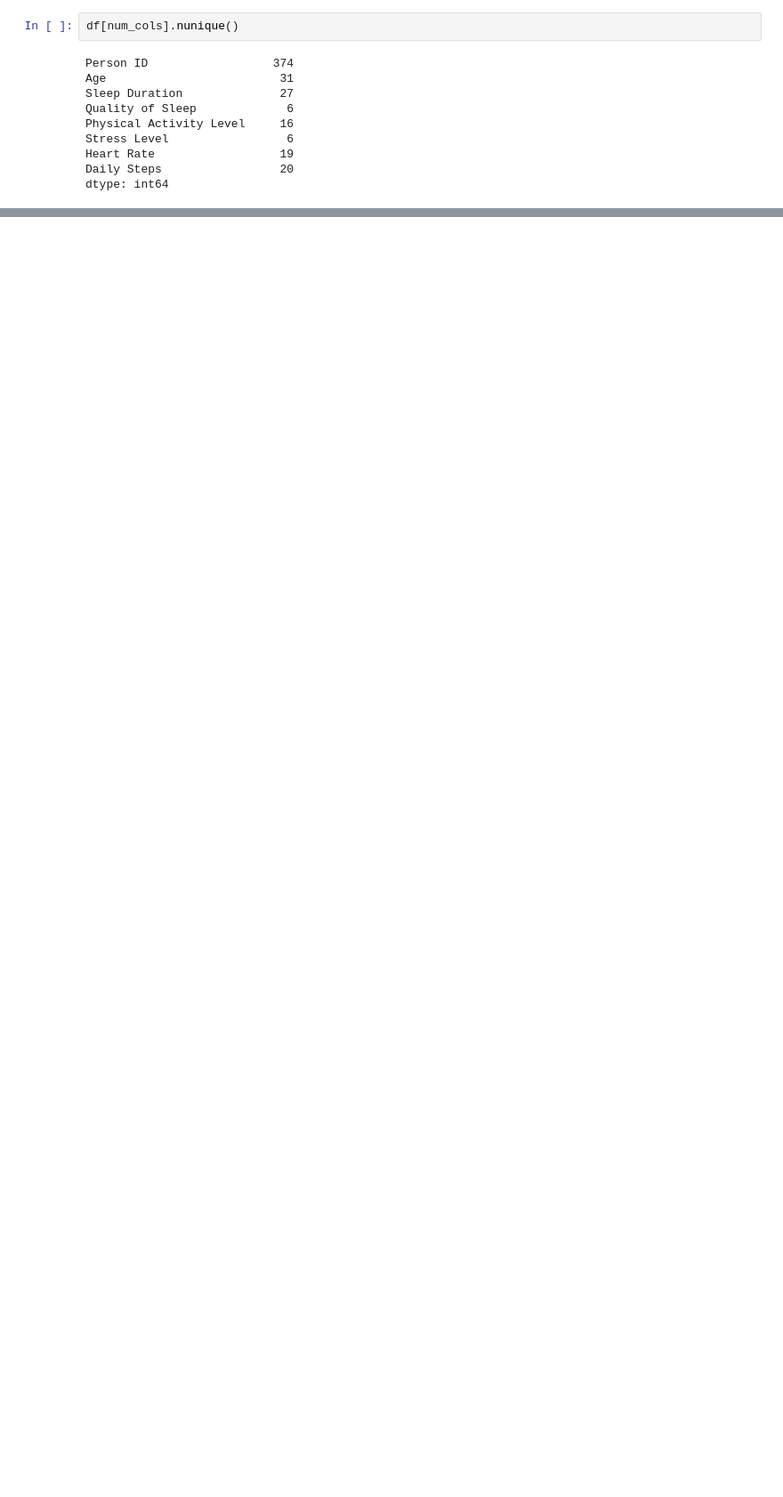
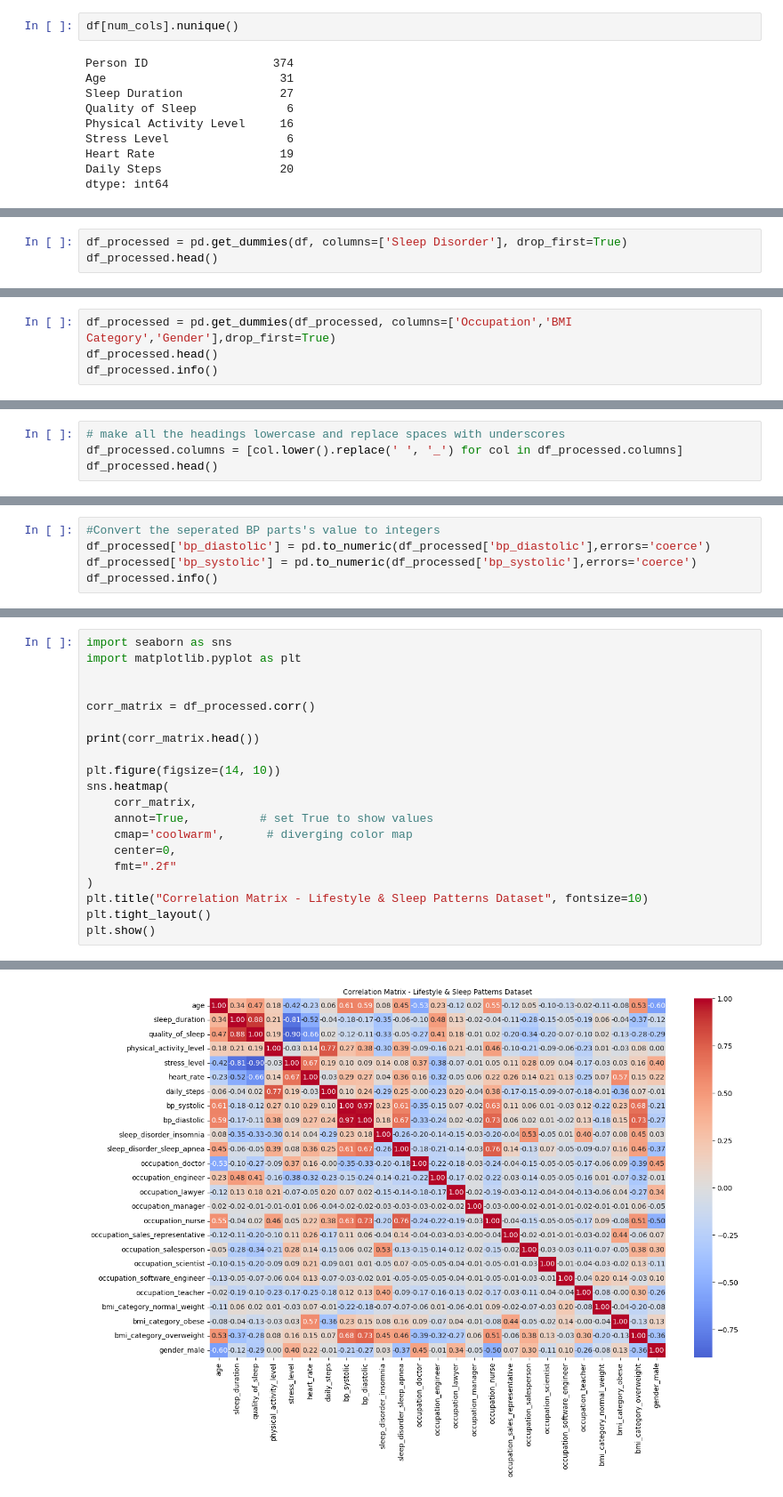
Before and after one commit to kavinduperera-source/UoM-T1-AI-stuff, a Jupyter notebook: Session 2/sleep_health.ipynb, the cells around one changed output, grey strips where cells are left out. Shown: that part at 89% size. Drawn from its saved outputs; the diff is of its cells as text; blank space fills up the shorter version.

```diff
--- a/Session 2/sleep_health.ipynb
+++ b/Session 2/sleep_health.ipynb
@@ -251,0 +276,3 @@ Transformed shape: (374, 47)
+# %%
+df_processed = pd.get_dummies(df, columns=['Sleep Disorder'], drop_first=True)
+df_processed.head()
@@ -251,0 +286,4 @@ Transformed shape: (374, 47)
+# %%
+df_processed = pd.get_dummies(df_processed, columns=['Occupation','BMI Category','Gender'],drop_first=True)
+df_processed.head()
+df_processed.info()
@@ -271,0 +328,4 @@ ValueError: could not convert string to float: 'Overweight'
+# %%
+# make all the headings lowercase and replace spaces with underscores
+df_processed.columns = [col.lower().replace(' ', '_') for col in df_processed.columns]
+df_processed.head()
@@ -271,0 +361,5 @@ ValueError: could not convert string to float: 'Overweight'
+# %%
+#Convert the seperated BP parts's value to integers
+df_processed['bp_diastolic'] = pd.to_numeric(df_processed['bp_diastolic'],errors='coerce')
+df_processed['bp_systolic'] = pd.to_numeric(df_processed['bp_systolic'],errors='coerce')
+df_processed.info()
@@ -271,0 +397,21 @@ ValueError: could not convert string to float: 'Overweight'
+# %%
+import seaborn as sns
+import matplotlib.pyplot as plt
+
+
+corr_matrix = df_processed.corr()
+
+print(corr_matrix.head())
+
+plt.figure(figsize=(14, 10))
+sns.heatmap(
+    corr_matrix,
+    annot=True,          # set True to show values
+    cmap='coolwarm',      # diverging color map
+    center=0,
+    fmt=".2f"
+)
+plt.title("Correlation Matrix - Lifestyle & Sleep Patterns Dataset", fontsize=10)
+plt.tight_layout()
+plt.show()
+# %% [output]
@@ -271,0 +435 @@ ValueError: could not convert string to float: 'Overweight'
+[figure, added]
```
Also changed, not shown: parts of 18 cells of this notebook, 2 other files.
